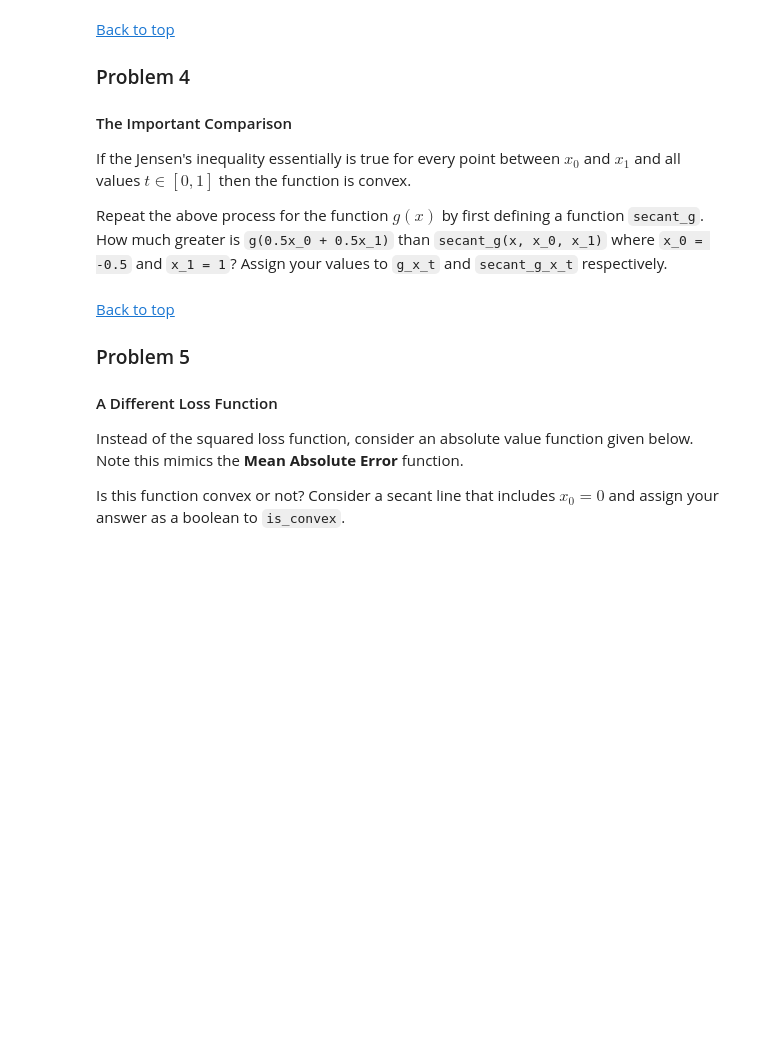
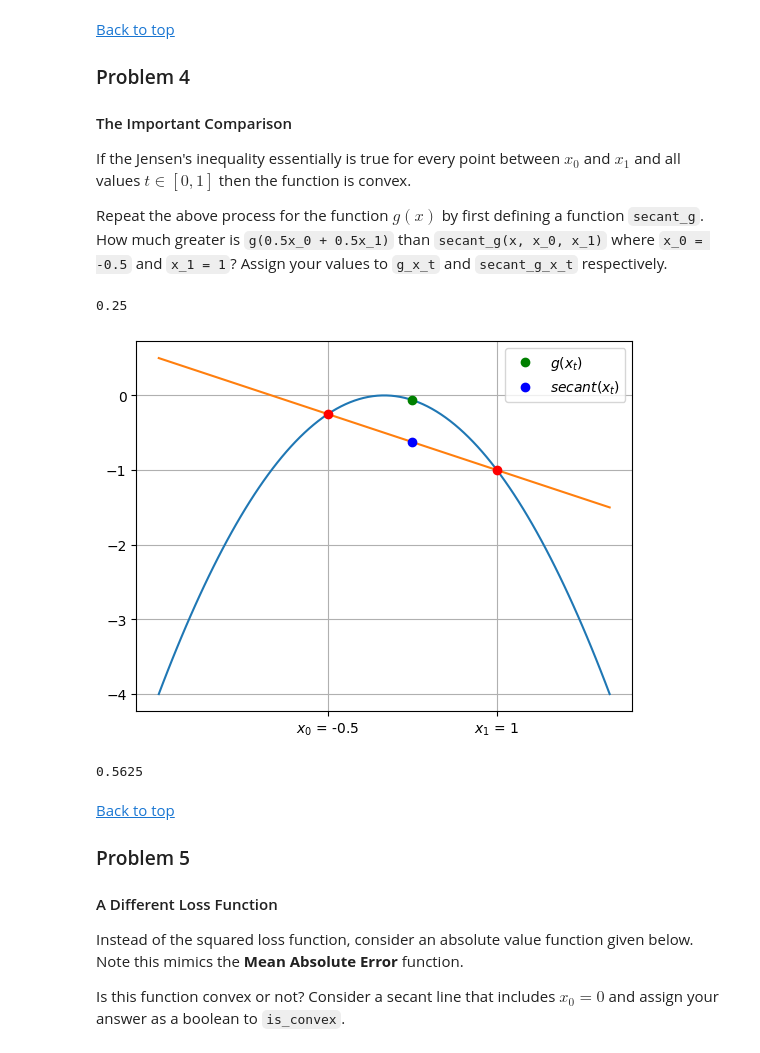
Before and after one commit to Subroy1/MSAI_AllPracticeModules, a Jupyter notebook: Module 15/colab_activity15_3.ipynb, the cells around one changed output. Saved outputs shown, nothing was run; the diff lists cells and outputs as text; code cells hidden in the pictures; blank space fills up the shorter version.

Commit message:
secant on function g(x)= -x^2

```diff
--- a/Module 15/colab_activity15_3.ipynb
+++ b/Module 15/colab_activity15_3.ipynb
@@ -160,22 +160,37 @@ plt.grid();
 If the Jensen's inequality essentially  is true for every point between $x_0$ and $x_1$ and all values $t \in [0, 1]$ then the function is convex.
 
 Repeat the above process for the function $g(x)$ by first defining a function `secant_g`.  How much greater is `g(0.5x_0 + 0.5x_1)` than `secant_g(x, x_0, x_1)` where `x_0 = -0.5` and `x_1 = 1`?  Assign your values to `g_x_t` and `secant_g_x_t` respectively.
+# %%
+x_0 = -0.5
+x_1 = 1
+x_t = (0.5*x_0)+(1-(0.5*x_1))
+x_t
+# %% [output]
+0.25
+# %%
+def secant_g(x, x0, x1):
+  return g(x0) + (((x-x0)/(x1-x0)) *(g(x1)-g(x0)))
 # %%
-
-g_x_t = ''
-secant_g_x_t = ''
-
+# How much greater is `g(0.5x_0 + 0.5x_1)` than `secant_g(x, x_0, x_1)` where `x_0 = -0.5` and `x_1 = 1`?  Assign your values to `g_x_t` and `secant_g_x_t` respectively.
+g_x_t = g((0.5*x_0 )+ (0.5*x_1))
+secant_g_x_t = secant_g(x_t, x_0, x_1)
 
 # ### Answer Check
 plt.plot(x, g(x))
 plt.plot(x, secant_g(x, -0.5, 1))
 plt.plot(-0.5, g(-0.5), 'ro')
 plt.plot(1, g(1), 'ro')
 plt.plot(x_t, g_x_t, 'go', label = r'$g(x_t)$')
 plt.plot(x_t, secant_g_x_t, 'bo', label = r'$secant(x_t)$')
 plt.xticks([-0.5, 1], [r'$x_0$ = -0.5', r'$x_1$ = 1'])
 plt.legend()
 plt.grid();
+# %% [output]
+[figure, added]
+# %%
+print(g_x_t-secant_g_x_t)
+# %% [output]
+0.5625
 # %% [markdown]
 [Back to top](#-Index)
 
```
Also changed, not shown: parts of 1 cell of this notebook.
